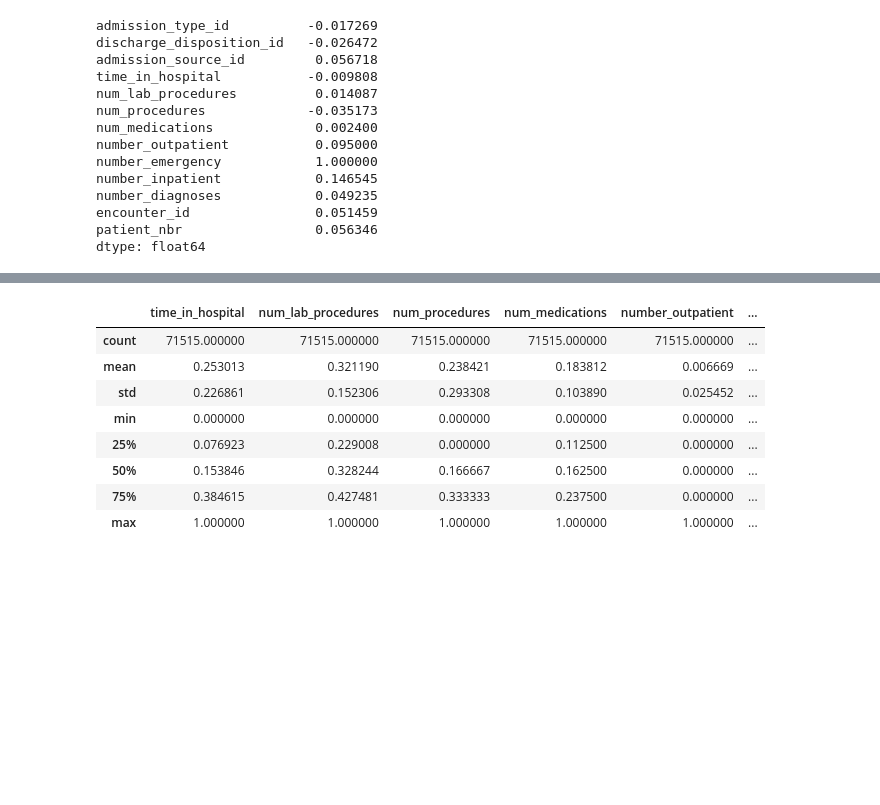
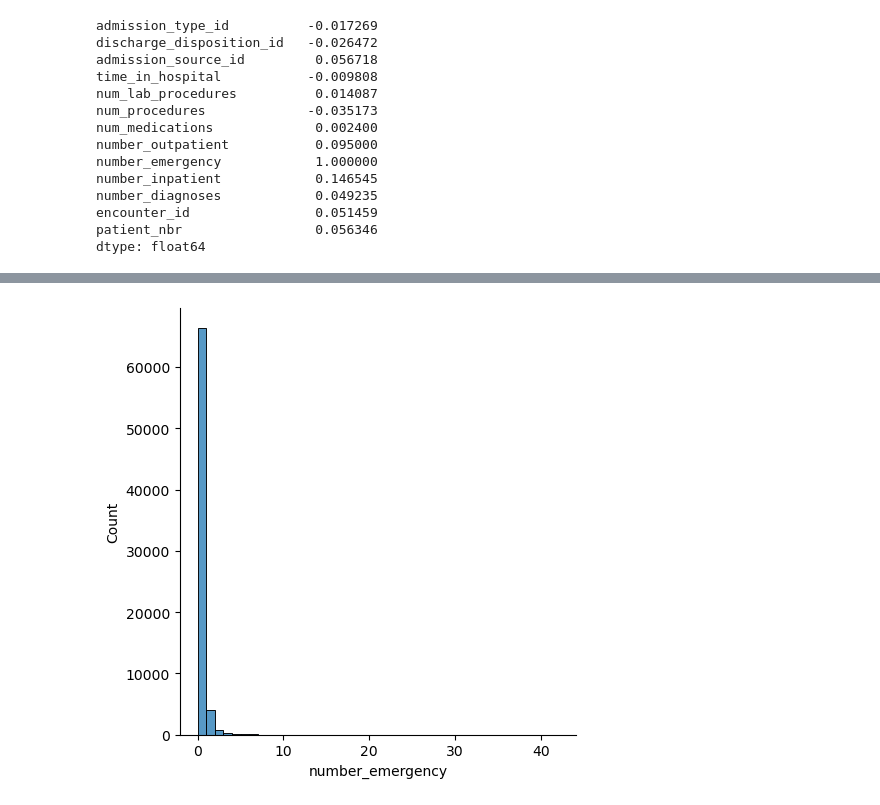
Before and after one commit to Chimichongo/STAT303_GROUP, a Jupyter notebook: Q_yuki.ipynb, the cells around one changed output, grey strips where cells are left out. Drawn from its saved outputs; the diff is of its cells as text; code cells hidden in the pictures; blank space fills up the shorter version.

```diff
--- a/Q_yuki.ipynb
+++ b/Q_yuki.ipynb
@@ -75 +110,7 @@ dtype: float64
+# %%
+sns.displot(data = data, x = 'number_emergency', kind = 'hist',binwidth=1) # 'kind =' is necessary for displot, not necessary for histplot()
+# sns.histplot() also works
+plt.show()
+# %% [output]
+[figure, added]
 # %%
@@ -86,12 +126,0 @@ data_new.columns=num_cols
-# %%
-data_new.describe()
-# %% [output]
-|  | time_in_hospital | num_lab_procedures | num_procedures | num_medications | number_outpatient | ... |
-| count | 71515.000000 | 71515.000000 | 71515.000000 | 71515.000000 | 71515.000000 | ... |
-| mean | 0.253013 | 0.321190 | 0.238421 | 0.183812 | 0.006669 | ... |
-| std | 0.226861 | 0.152306 | 0.293308 | 0.103890 | 0.025452 | ... |
-| min | 0.000000 | 0.000000 | 0.000000 | 0.000000 | 0.000000 | ... |
-| 25% | 0.076923 | 0.229008 | 0.000000 | 0.112500 | 0.000000 | ... |
-| 50% | 0.153846 | 0.328244 | 0.166667 | 0.162500 | 0.000000 | ... |
-| 75% | 0.384615 | 0.427481 | 0.333333 | 0.237500 | 0.000000 | ... |
-| max | 1.000000 | 1.000000 | 1.000000 | 1.000000 | 1.000000 | ... |
```
Also changed, not shown: parts of 27 cells of this notebook, 2 other files.
